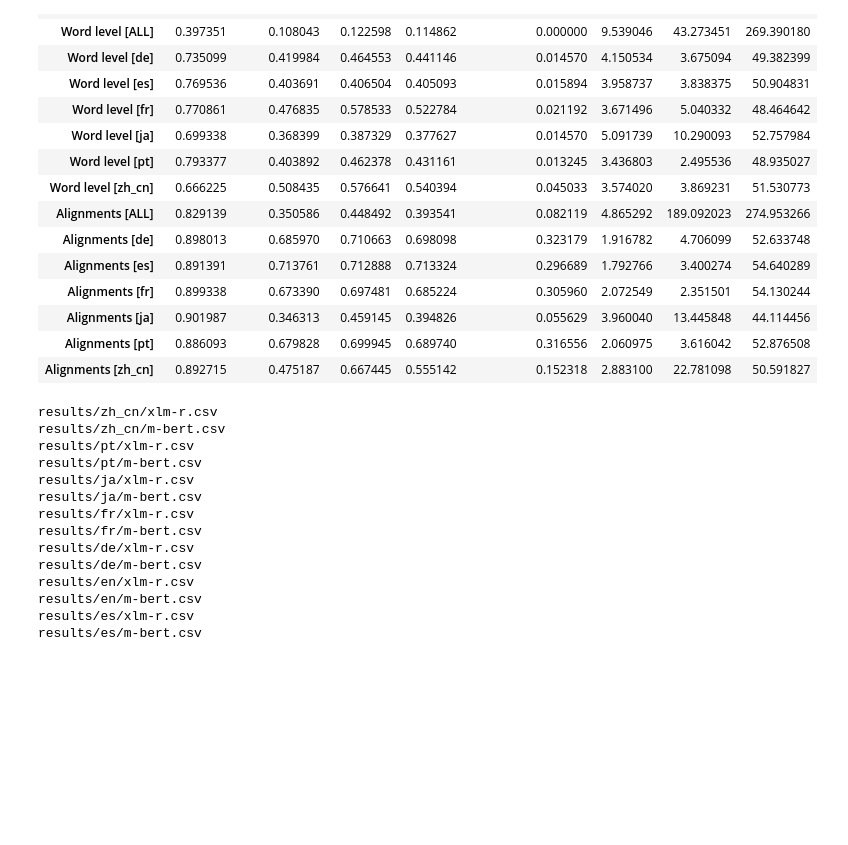
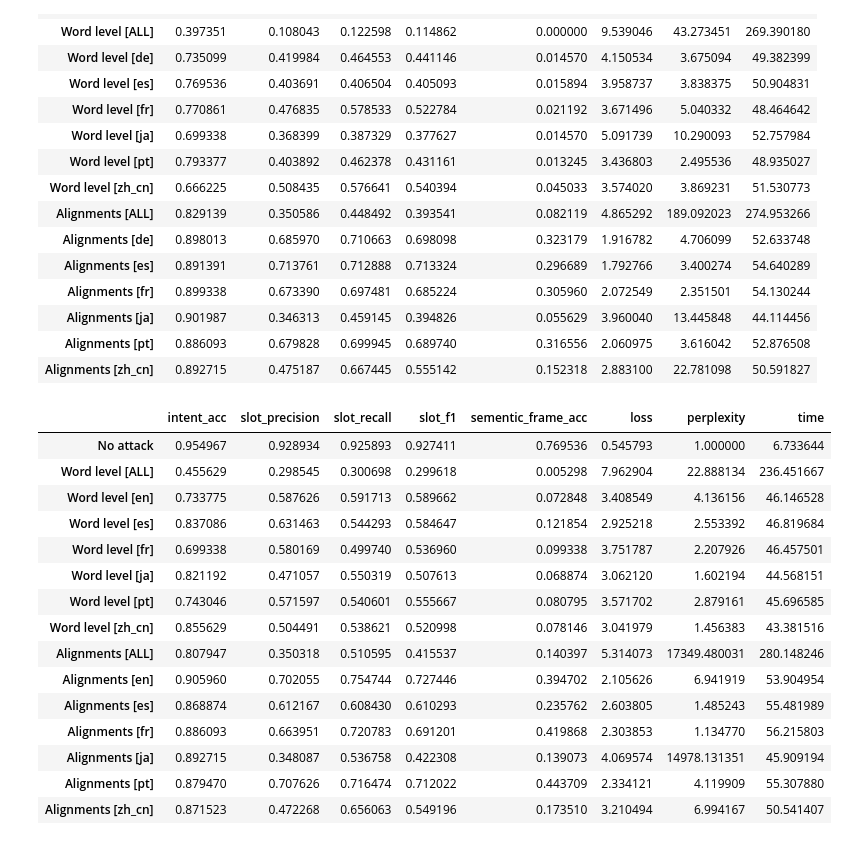
Before and after one commit to birshert/CodeSwitchingAdversarial, a Jupyter notebook: code/analyze_results.ipynb, the cells around one changed output. Drawn from its saved outputs; the diff is of its cells as text; code cells hidden in the pictures; blank space fills up the shorter version.

```diff
--- a/code/analyze_results.ipynb
+++ b/code/analyze_results.ipynb
@@ -43,23 +52,22 @@ get_model_attacks('en', 'm-bert', True).transpose()
 | Alignments [ja] | 0.901987 | 0.346313 | 0.459145 | 0.394826 | 0.055629 | 3.960040 | 13.445848 | 44.114456 |
 | Alignments [pt] | 0.886093 | 0.679828 | 0.699945 | 0.689740 | 0.316556 | 2.060975 | 3.616042 | 52.876508 |
 | Alignments [zh_cn] | 0.892715 | 0.475187 | 0.667445 | 0.555142 | 0.152318 | 2.883100 | 22.781098 | 50.591827 |
-# %%
-from glob import glob
-
-for file in glob('results/*/*.csv'):
-    print(file)
-# %% [output]
-results/zh_cn/xlm-r.csv
-results/zh_cn/m-bert.csv
-results/pt/xlm-r.csv
-results/pt/m-bert.csv
-results/ja/xlm-r.csv
-results/ja/m-bert.csv
-results/fr/xlm-r.csv
-results/fr/m-bert.csv
-results/de/xlm-r.csv
-results/de/m-bert.csv
-results/en/xlm-r.csv
-results/en/m-bert.csv
-results/es/xlm-r.csv
-results/es/m-bert.csv
+# %%
+get_model_attacks('de', 'xlm-r', True)
+# %% [output]
+|  | intent_acc | slot_precision | slot_recall | slot_f1 | sementic_frame_acc | loss | perplexity | time |
+| No attack | 0.954967 | 0.928934 | 0.925893 | 0.927411 | 0.769536 | 0.545793 | 1.000000 | 6.733644 |
+| Word level [ALL] | 0.455629 | 0.298545 | 0.300698 | 0.299618 | 0.005298 | 7.962904 | 22.888134 | 236.451667 |
+| Word level [en] | 0.733775 | 0.587626 | 0.591713 | 0.589662 | 0.072848 | 3.408549 | 4.136156 | 46.146528 |
+| Word level [es] | 0.837086 | 0.631463 | 0.544293 | 0.584647 | 0.121854 | 2.925218 | 2.553392 | 46.819684 |
+| Word level [fr] | 0.699338 | 0.580169 | 0.499740 | 0.536960 | 0.099338 | 3.751787 | 2.207926 | 46.457501 |
+| Word level [ja] | 0.821192 | 0.471057 | 0.550319 | 0.507613 | 0.068874 | 3.062120 | 1.602194 | 44.568151 |
+| Word level [pt] | 0.743046 | 0.571597 | 0.540601 | 0.555667 | 0.080795 | 3.571702 | 2.879161 | 45.696585 |
+| Word level [zh_cn] | 0.855629 | 0.504491 | 0.538621 | 0.520998 | 0.078146 | 3.041979 | 1.456383 | 43.381516 |
+| Alignments [ALL] | 0.807947 | 0.350318 | 0.510595 | 0.415537 | 0.140397 | 5.314073 | 17349.480031 | 280.148246 |
+| Alignments [en] | 0.905960 | 0.702055 | 0.754744 | 0.727446 | 0.394702 | 2.105626 | 6.941919 | 53.904954 |
+| Alignments [es] | 0.868874 | 0.612167 | 0.608430 | 0.610293 | 0.235762 | 2.603805 | 1.485243 | 55.481989 |
+| Alignments [fr] | 0.886093 | 0.663951 | 0.720783 | 0.691201 | 0.419868 | 2.303853 | 1.134770 | 56.215803 |
+| Alignments [ja] | 0.892715 | 0.348087 | 0.536758 | 0.422308 | 0.139073 | 4.069574 | 14978.131351 | 45.909194 |
+| Alignments [pt] | 0.879470 | 0.707626 | 0.716474 | 0.712022 | 0.443709 | 2.334121 | 4.119909 | 55.307880 |
+| Alignments [zh_cn] | 0.871523 | 0.472268 | 0.656063 | 0.549196 | 0.173510 | 3.210494 | 6.994167 | 50.541407 |
```
Also changed, not shown: parts of 14 cells of this notebook, 43 other files.
